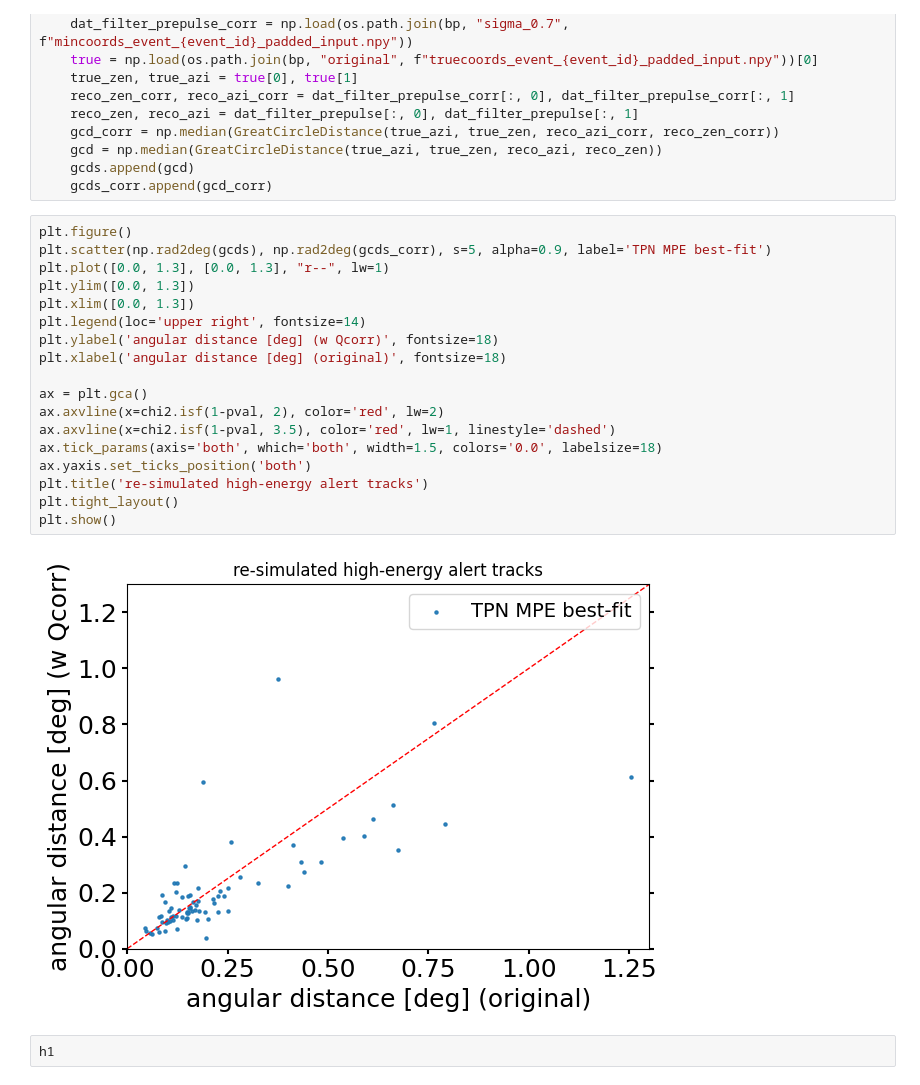
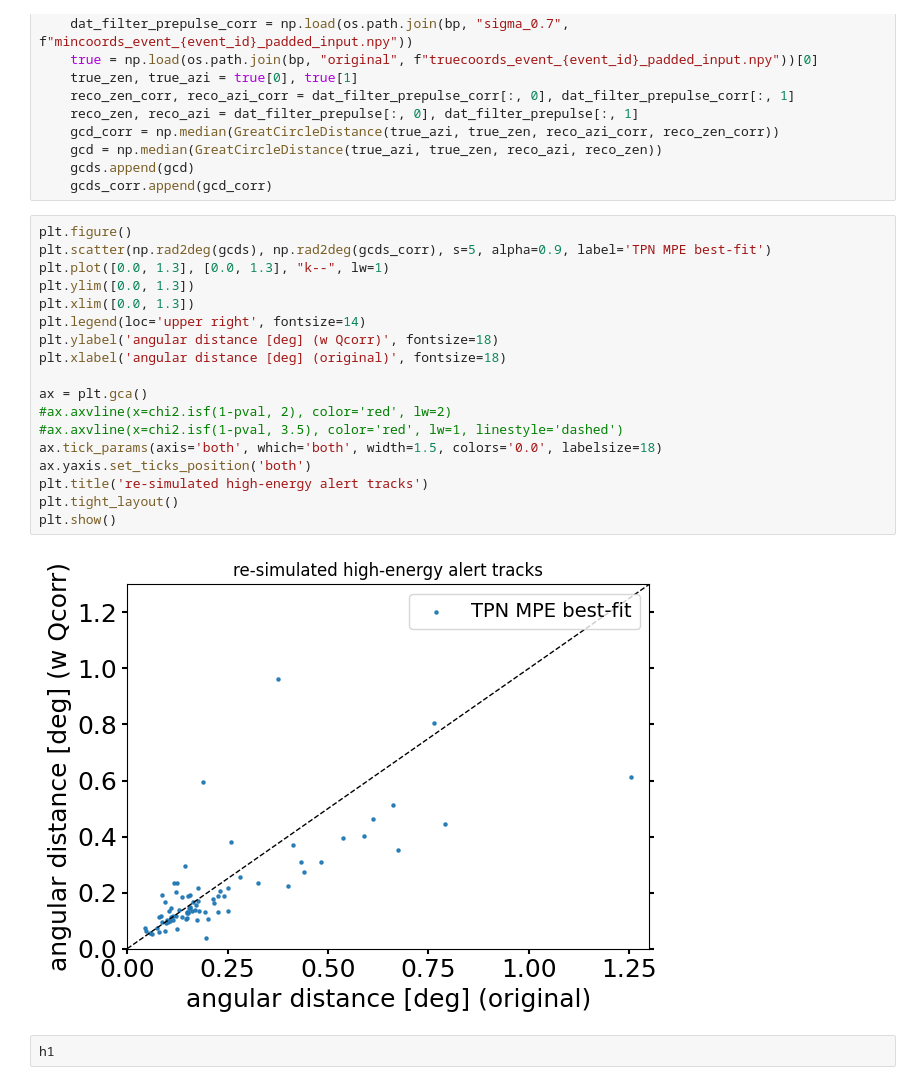
Before and after one commit to rishibbdb/TPN_DeV, a Jupyter notebook: dev/notebooks/critical_values_Qmax5000.ipynb, the cells around one changed output. Cells and saved outputs as stored; diff of their text form.

```diff
--- a/dev/notebooks/critical_values_Qmax5000.ipynb
+++ b/dev/notebooks/critical_values_Qmax5000.ipynb
@@ -321,23 +321,23 @@ for event_id in succ_ids:
 # %%
 plt.figure()
 plt.scatter(np.rad2deg(gcds), np.rad2deg(gcds_corr), s=5, alpha=0.9, label='TPN MPE best-fit')
-plt.plot([0.0, 1.3], [0.0, 1.3], "r--", lw=1)
+plt.plot([0.0, 1.3], [0.0, 1.3], "k--", lw=1)
 plt.ylim([0.0, 1.3])
 plt.xlim([0.0, 1.3])
 plt.legend(loc='upper right', fontsize=14)
 plt.ylabel('angular distance [deg] (w Qcorr)', fontsize=18)
 plt.xlabel('angular distance [deg] (original)', fontsize=18)
 
 ax = plt.gca()
-ax.axvline(x=chi2.isf(1-pval, 2), color='red', lw=2)
-ax.axvline(x=chi2.isf(1-pval, 3.5), color='red', lw=1, linestyle='dashed')
+#ax.axvline(x=chi2.isf(1-pval, 2), color='red', lw=2)
+#ax.axvline(x=chi2.isf(1-pval, 3.5), color='red', lw=1, linestyle='dashed')
 ax.tick_params(axis='both', which='both', width=1.5, colors='0.0', labelsize=18)
 ax.yaxis.set_ticks_position('both')
 plt.title('re-simulated high-energy alert tracks')
 plt.tight_layout()
 plt.show()
 # %% [output]
-[figure, old version]
+[figure, new version]
 # %%
 h1
 # %% [output]
```
Also changed, not shown: parts of 6 cells of this notebook.
